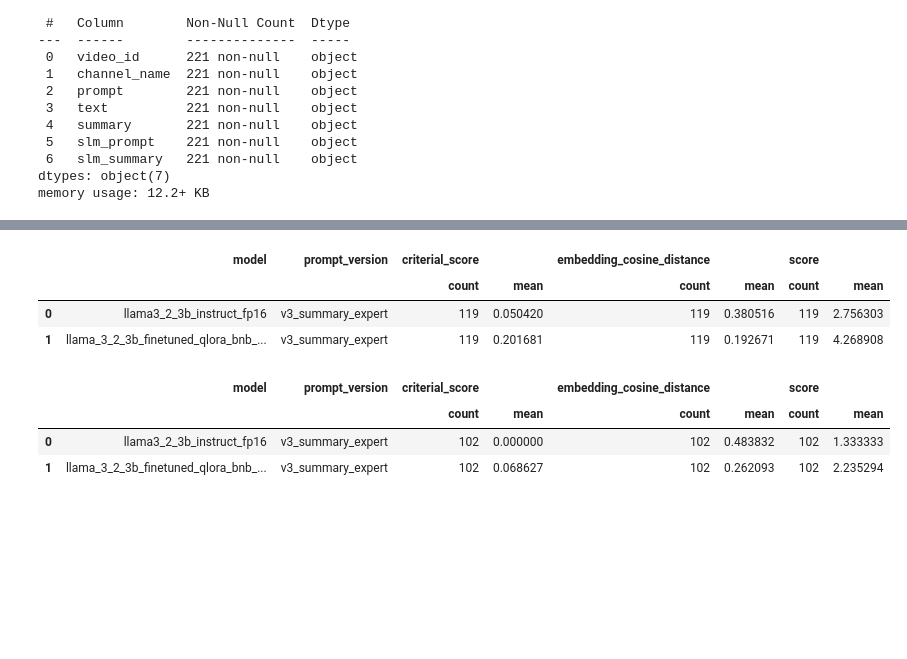
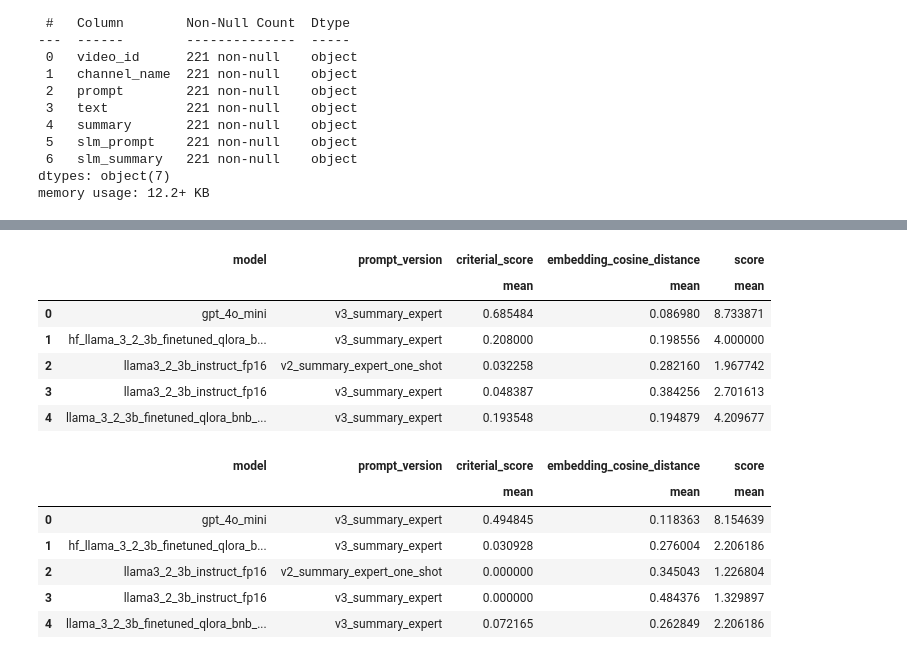
Before and after one commit to AndresR2909/poc-summary, a Jupyter notebook: notebooks/test_mlflow.ipynb, the cells around one changed output, grey strips where cells are left out. Drawn from its saved outputs; the diff is of its cells as text; code cells hidden in the pictures; blank space fills up the shorter version.

Commit message:
feat:evaluate more models
Signed-off-by: andrestrepo <andres.restrepo@mercadolibre.com.co>

```diff
--- a/notebooks/test_mlflow.ipynb
+++ b/notebooks/test_mlflow.ipynb
@@ -33,6 +33,7 @@ runs = client.search_runs(
     order_by=[
         "start_time DESC",
     ],
+    max_results=2000,
 )
 
 if not runs:
@@ -108,7 +109,7 @@ import tiktoken
 tokenizer = tiktoken.get_encoding("cl100k_base")
 
 # Contar tokens en la columna 'slm_summary'
-df_test["slm_tokens"] = df_test["slm_prompt"].apply(lambda x: len(tokenizer.encode(x)))
+df_test["slm_tokens"] = df_test["text"].apply(lambda x: len(tokenizer.encode(x)))
 sel_columns =['video_id', 'channel_name','slm_tokens']
 df_test_filter = df_test[sel_columns]
 # %%
@@ -156,33 +162,43 @@ df_grouped_1
 # %%
 contex = 4096 # block_size=8192 or max_seq_length: 4096
 # Filtrar y agrupar dataset por Chunk Size y Prompt, sacar promedio del resto de columnas
 # Agrupar por 'model' y 'prompt_version' y calcular estadísticas agregadas
 df_grouped_1 = (
-    df_joined[df_joined["slm_tokens"]<contex].drop(columns=["video_id", "channel_name","slm_tokens"])
+    df_joined[df_joined["slm_tokens"]<=contex].drop(columns=["video_id", "channel_name","slm_tokens"])
     .groupby(["model", "prompt_version"])
-    .agg(['count','mean'])
+    .agg(['mean'])
     .reset_index()
 )
 
-df_grouped_1
+# Para mostrar el contenido completo del DataFrame sin truncar columnas o filas
+with pd.option_context('display.max_rows', None, 'display.max_columns', None, 'display.width', None, 'display.max_colwidth', None):
+    display(df_grouped_1)
 # %% [output]
-|  | model | prompt_version | criterial_score |  | embedding_cosine_distance |  | score |  |
-|  |  |  | count | mean | count | mean | count | mean |
-| 0 | llama3_2_3b_instruct_fp16 | v3_summary_expert | 119 | 0.050420 | 119 | 0.380516 | 119 | 2.756303 |
-| 1 | llama_3_2_3b_finetuned_qlora_bnb_... | v3_summary_expert | 119 | 0.201681 | 119 | 0.192671 | 119 | 4.268908 |
+|  | model | prompt_version | criterial_score | embedding_cosine_distance | score |
+|  |  |  | mean | mean | mean |
+| 0 | gpt_4o_mini | v3_summary_expert | 0.685484 | 0.086980 | 8.733871 |
+| 1 | hf_llama_3_2_3b_finetuned_qlora_b... | v3_summary_expert | 0.208000 | 0.198556 | 4.000000 |
+| 2 | llama3_2_3b_instruct_fp16 | v2_summary_expert_one_shot | 0.032258 | 0.282160 | 1.967742 |
+| 3 | llama3_2_3b_instruct_fp16 | v3_summary_expert | 0.048387 | 0.384256 | 2.701613 |
+| 4 | llama_3_2_3b_finetuned_qlora_bnb_... | v3_summary_expert | 0.193548 | 0.194879 | 4.209677 |
 # %%
 # Filtrar y agrupar dataset por Chunk Size y Prompt, sacar promedio del resto de columnas
 # Agrupar por 'model' y 'prompt_version' y calcular estadísticas agregadas
 df_grouped_1 = (
-    df_joined[df_joined["slm_tokens"]>=contex].drop(columns=["video_id", "channel_name","slm_tokens"])
+    df_joined[df_joined["slm_tokens"]>contex].drop(columns=["video_id", "channel_name","slm_tokens"])
     .groupby(["model", "prompt_version"])
-    .agg(['count','mean'])
+    .agg(['mean'])
     .reset_index()
 )
 
-df_grouped_1
+# Para mostrar el contenido completo del DataFrame sin truncar columnas o filas
+with pd.option_context('display.max_rows', None, 'display.max_columns', None, 'display.width', None, 'display.max_colwidth', None):
+    display(df_grouped_1)
 # %% [output]
-|  | model | prompt_version | criterial_score |  | embedding_cosine_distance |  | score |  |
-|  |  |  | count | mean | count | mean | count | mean |
-| 0 | llama3_2_3b_instruct_fp16 | v3_summary_expert | 102 | 0.000000 | 102 | 0.483832 | 102 | 1.333333 |
-| 1 | llama_3_2_3b_finetuned_qlora_bnb_... | v3_summary_expert | 102 | 0.068627 | 102 | 0.262093 | 102 | 2.235294 |
+|  | model | prompt_version | criterial_score | embedding_cosine_distance | score |
+|  |  |  | mean | mean | mean |
+| 0 | gpt_4o_mini | v3_summary_expert | 0.494845 | 0.118363 | 8.154639 |
+| 1 | hf_llama_3_2_3b_finetuned_qlora_b... | v3_summary_expert | 0.030928 | 0.276004 | 2.206186 |
+| 2 | llama3_2_3b_instruct_fp16 | v2_summary_expert_one_shot | 0.000000 | 0.345043 | 1.226804 |
+| 3 | llama3_2_3b_instruct_fp16 | v3_summary_expert | 0.000000 | 0.484376 | 1.329897 |
+| 4 | llama_3_2_3b_finetuned_qlora_bnb_... | v3_summary_expert | 0.072165 | 0.262849 | 2.206186 |
```
Also changed, not shown: parts of 5 cells of this notebook, 2 other files.
